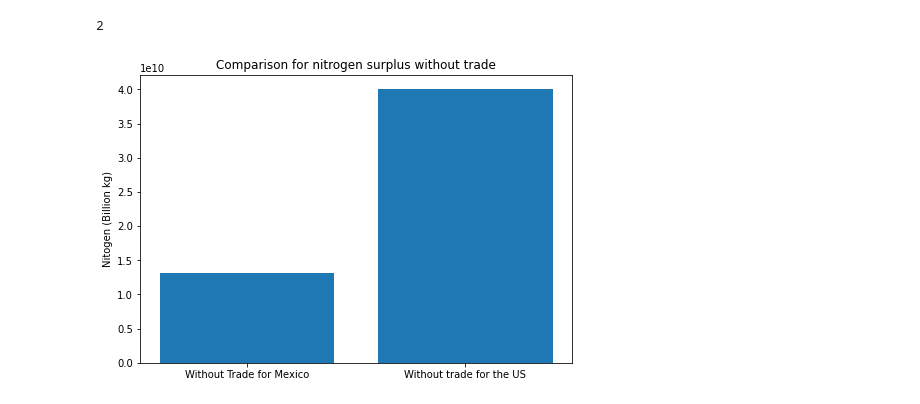
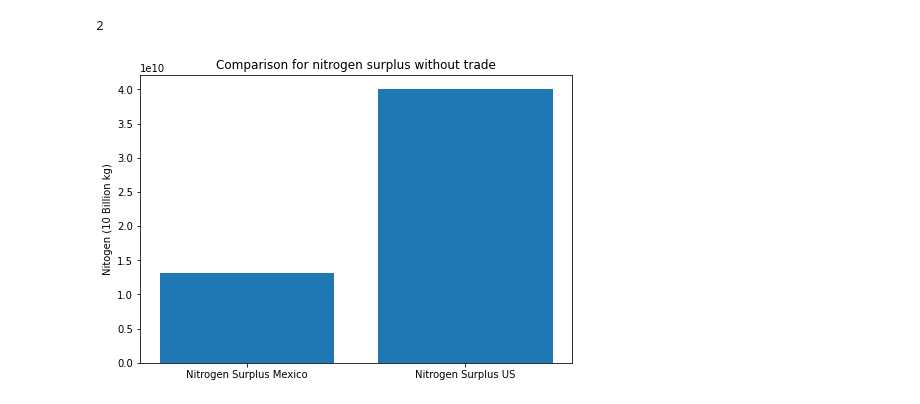
Before and after one commit to jfernandez37/495Project, a Jupyter notebook: Directed_consulting_495.ipynb, the cells around one changed output. Drawn from its saved outputs; the diff is of its cells as text; code cells hidden in the pictures.

```diff
--- a/Directed_consulting_495.ipynb
+++ b/Directed_consulting_495.ipynb
@@ -242,7 +248,7 @@ for j in countriesID:
       plt.figure(i)
       plt.title(cropName+ " Total Crop Nitrogen Yield Graph")
       plt.xlabel("Year")
-      plt.ylabel("Nitrogen yield(kg/km): " + cropName)
+      plt.ylabel("Nitrogen yield(kg/km^2): " + cropName)
       plt.plot(x,y,color=colors[counter-1],label=coName)
       plt.legend()
       plt.show
@@ -268,6 +275,7 @@ plt.show
 US Export Mexico Import:
 # %%
 withoutArr=[]
+aggArr=[]
 # %%
 USEXP=[83, 142,166, 133, 3]
 cropNames=["Maize", "Soybeans", "Wheat", "Rice/paddy", "Apples"]
@@ -312,6 +320,7 @@ for year in range(30):
       agg+=impNet
   aggNetMex.append(agg)
 print("Aggregate net nitrogen input to Mexico from US: "+ str(round(agg,3)) +" kilograms of nitrogen")
+aggArr.append(round(agg,3))
 nitSurpMex=[]
 for year in range(30):
   nitSurp=0
@@ -399,6 +408,7 @@ for year in range(30):
       agg+=impNet
   aggNetUS.append(agg)
 print("Aggregate net nitrogen input to US from Mexico: "+ str(round(agg,3)) +" kilograms of nitrogen")
+aggArr.append(round(agg,3))
 aggNitProdUS=[]
 for year in range(30):
   nitSurp=0
@@ -422,10 +432,10 @@ print(len(withoutArr))
 # %%
 fig = plt.figure()
 ax = fig.add_axes([0,0,1,1])
-tags = ['Without Trade for Mexico', 'Without trade for the US']
+tags = ['Nitrogen Surplus Mexico', 'Nitrogen Surplus US']
 ax.bar(tags,withoutArr)
-ax.set_ylabel('Nitogen (Billion kg)')
+ax.set_ylabel('Nitogen (10 Billion kg)')
 ax.set_title('Comparison for nitrogen surplus without trade')
 plt.show()
 # %% [output]
-[figure, old version]
+[figure, new version]
```
Also changed, not shown: parts of 12 cells of this notebook.
